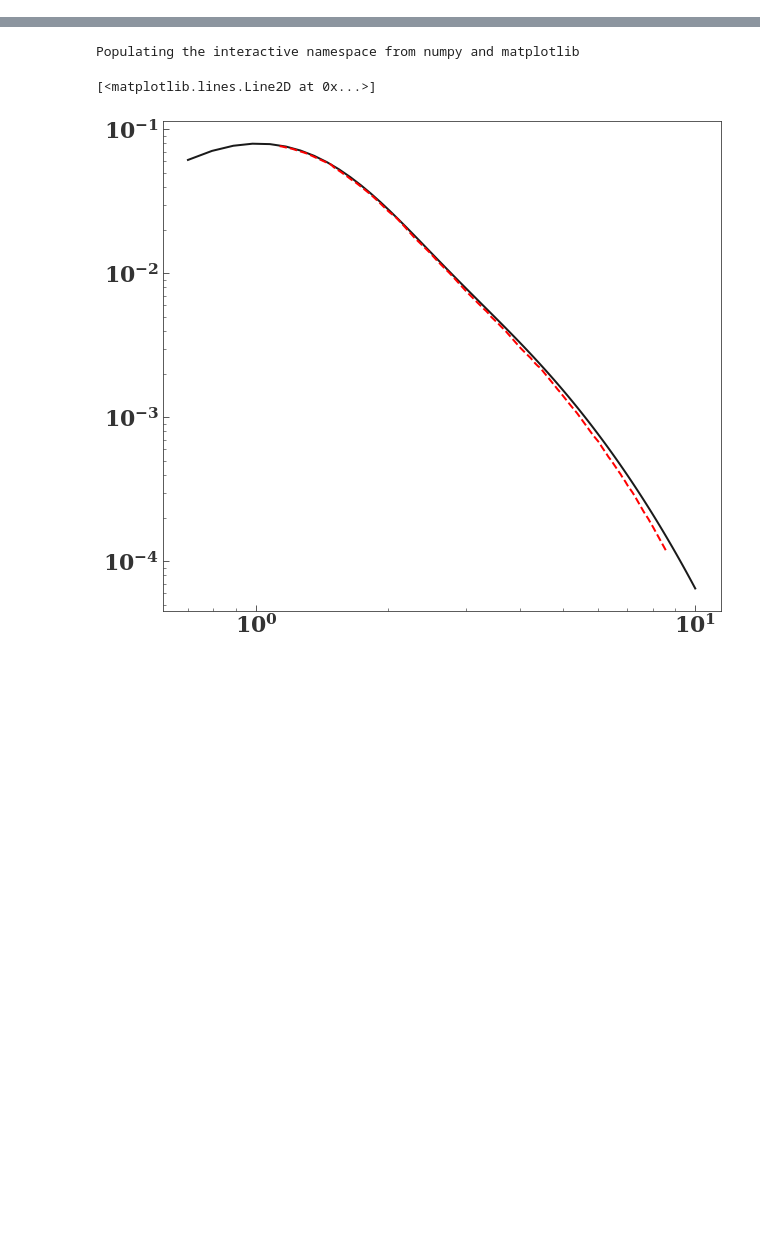
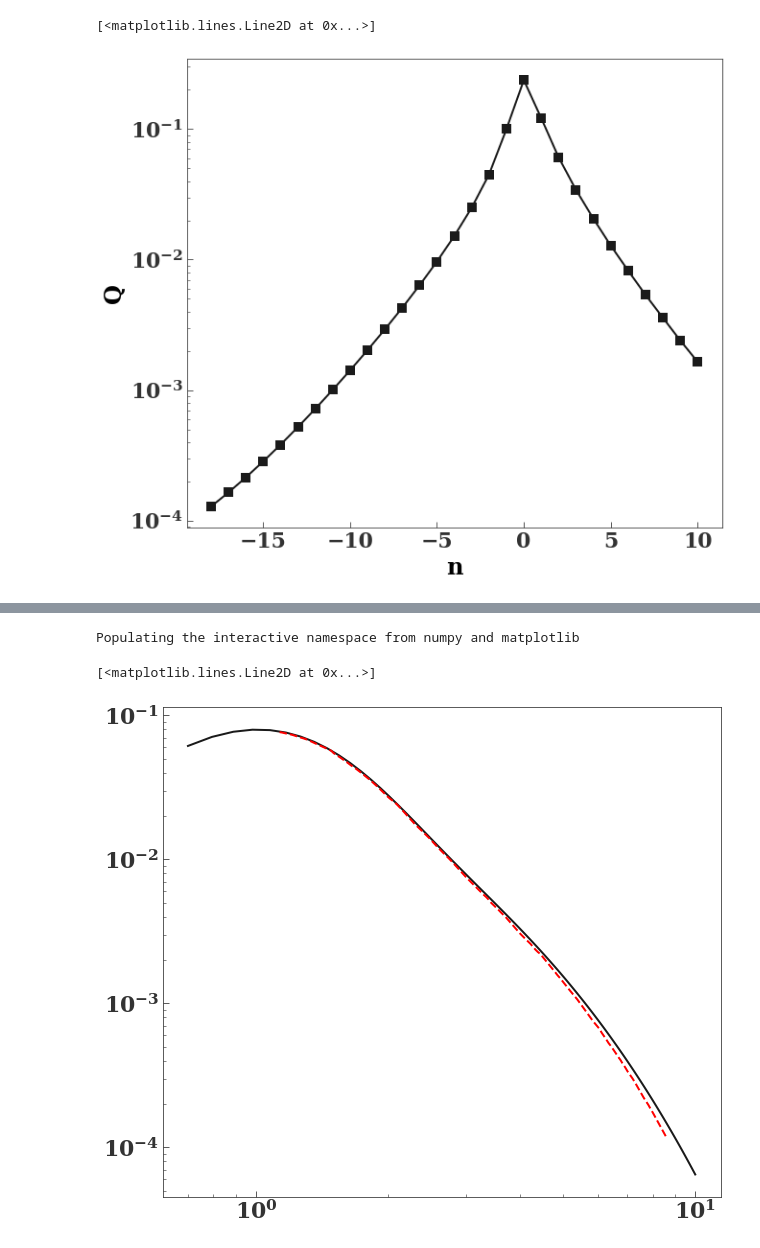
Before and after one commit to alekseygenerozov/mode_analyze, a Jupyter notebook: example.ipynb, the cells around one changed output, grey strips where cells are left out. Saved outputs shown, nothing was run; the diff lists cells and outputs as text; code cells hidden in the pictures; blank space fills up the shorter version.

```diff
--- a/example.ipynb
+++ b/example.ipynb
@@ -13,3 +58,25 @@ ma_32=mode_analyze.ModeAnalyzer(model,'poly_32/poly32.n', n_min=0, n_max=5)
+# %%
+from astropy.table import Table
+
+ns=range(-18, 11)
+ls=[2]
+mode_summary_n3=np.empty([len(ns)*len(ls), 4])
+fig,ax=plt.subplots(figsize=(10,9))
+ax.set_xlabel('n')
+ax.set_ylabel('Q')
+
+idx=0
+for ll in ls:
+    for nn in ns:
+        mode=ma_3.modes_dict[str(nn)+'_'+str(ll)]
+        mode_summary_n3[idx]=nn, ll, mode['omega'], mode['Q']
+        idx+=1
+
+mode_summary_n3=Table(mode_summary_n3)
+semilogy(mode_summary_n3['col0'],mode_summary_n3['col3'], 's-')
+# %% [output]
+[<matplotlib.lines.Line2D at 0x...>]
+[figure, added]
 # %%
 ##Tidal coupling constant
 Ts_3=ma_3.tidal_coupling(2)
```
Also changed, not shown: parts of 12 cells of this notebook, 1 other file.
